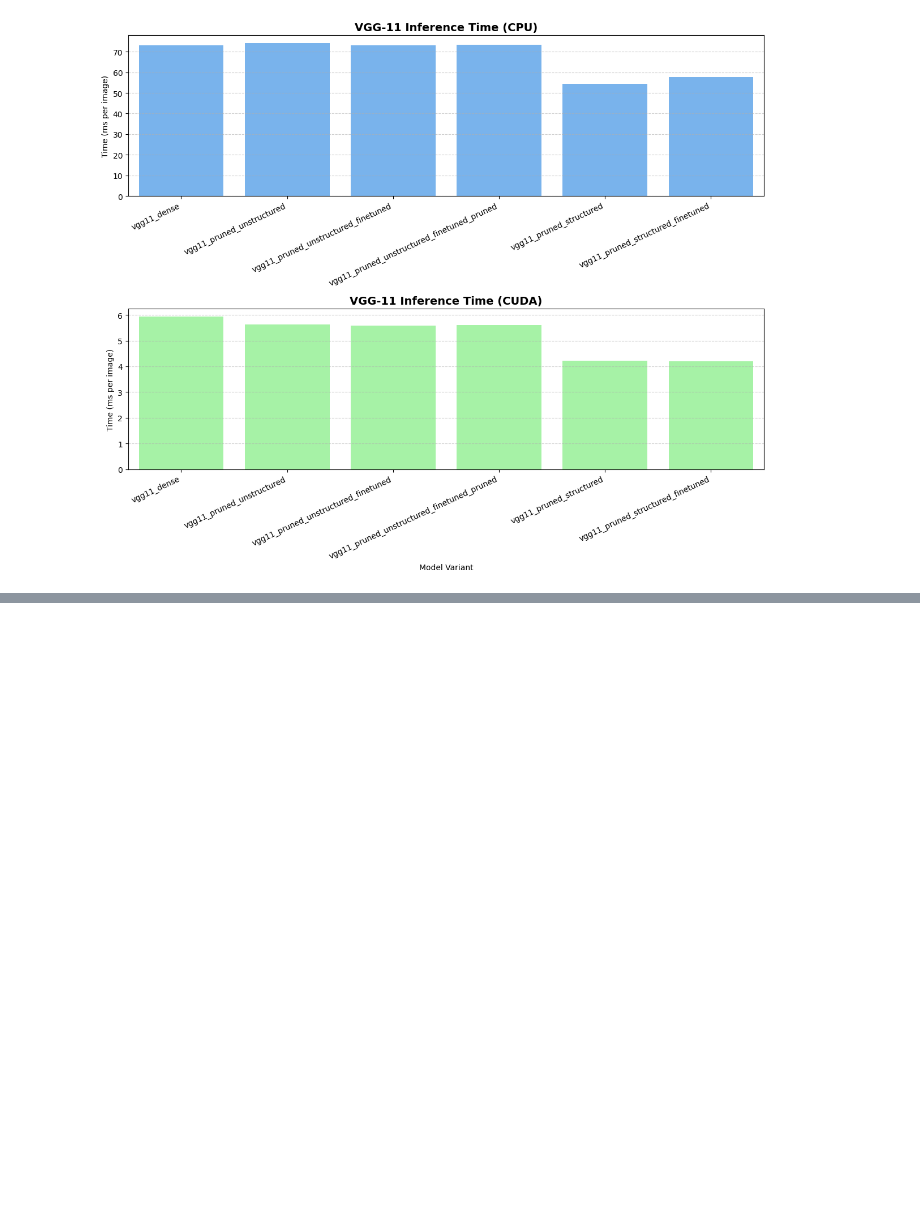
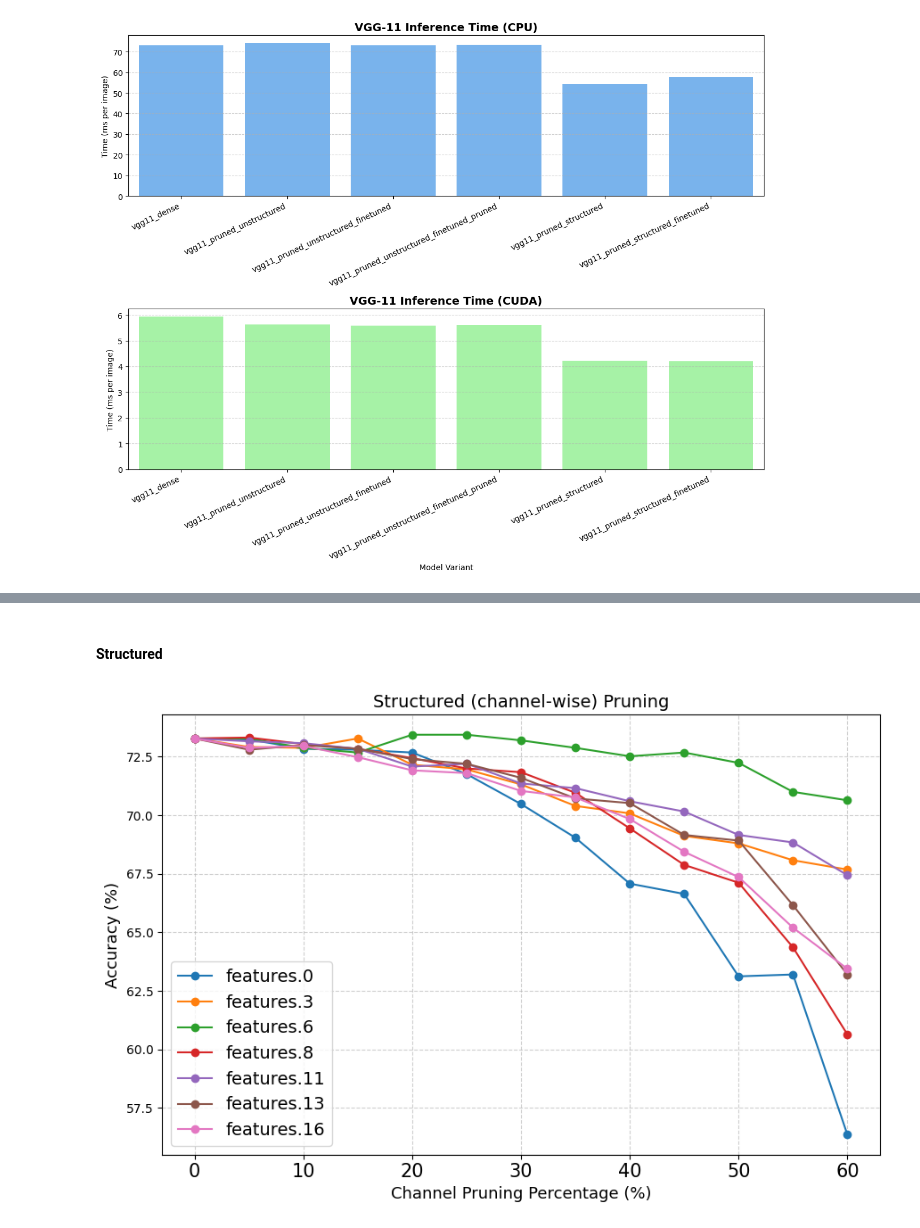
Before and after one commit to oozeman64/ATML-PA3, a Jupyter notebook: 1_9_Summary.ipynb, the cells around one changed output, grey strips where cells are left out. Drawn from its saved outputs; the diff is of its cells as text; code cells hidden in the pictures; blank space fills up the shorter version.

```diff
--- a/1_9_Summary.ipynb
+++ b/1_9_Summary.ipynb
@@ -559,0 +613,40 @@ plt.show()
+# %% [markdown]
+#### Structured
+# %%
+with open('models/sensitivity_dict_structured.pkl', 'rb') as f:
+    sensitivity_dict_structured = pickle.load(f)
+
+sensitivity_dict_structured_copy = copy.deepcopy(sensitivity_dict_structured)
+for (name, _) in sensitivity_dict_structured_copy.keys():
+    sensitivity_dict_structured[(name, 0)] = 73.28
+
+conv_data = {k: v for k, v in sensitivity_dict_structured.items() if 'features' in k[0]}
+
+# Group by layer
+def group_by_layer(data):
+    layers = {}
+    for (layer, prune_pct), acc in data.items():
+        layers.setdefault(layer, []).append((prune_pct, acc))
+    for layer in layers:
+        layers[layer].sort()
+    return layers
+
+conv_layers = group_by_layer(conv_data)
+
+# Plot structured pruning sensitivity
+plt.figure(figsize=(9, 6))
+for layer, vals in conv_layers.items():
+    xs, ys = zip(*vals)
+    plt.plot(xs, ys, marker='o', linestyle='-', label=layer)
+
+plt.title("Structured (channel-wise) Pruning", fontsize=14)
+plt.xlabel("Channel Pruning Percentage (%)", fontsize=13)
+plt.ylabel("Accuracy (%)", fontsize=13)
+plt.xticks(fontsize=13)
+plt.xticks(fontsize=15)
+plt.grid(True, linestyle='--', alpha=0.6)
+plt.legend(fontsize=14)
+plt.tight_layout()
+plt.show()
+# %% [output]
+[figure, added]
```
Also changed, not shown: parts of 3 cells of this notebook, 2 other files.
